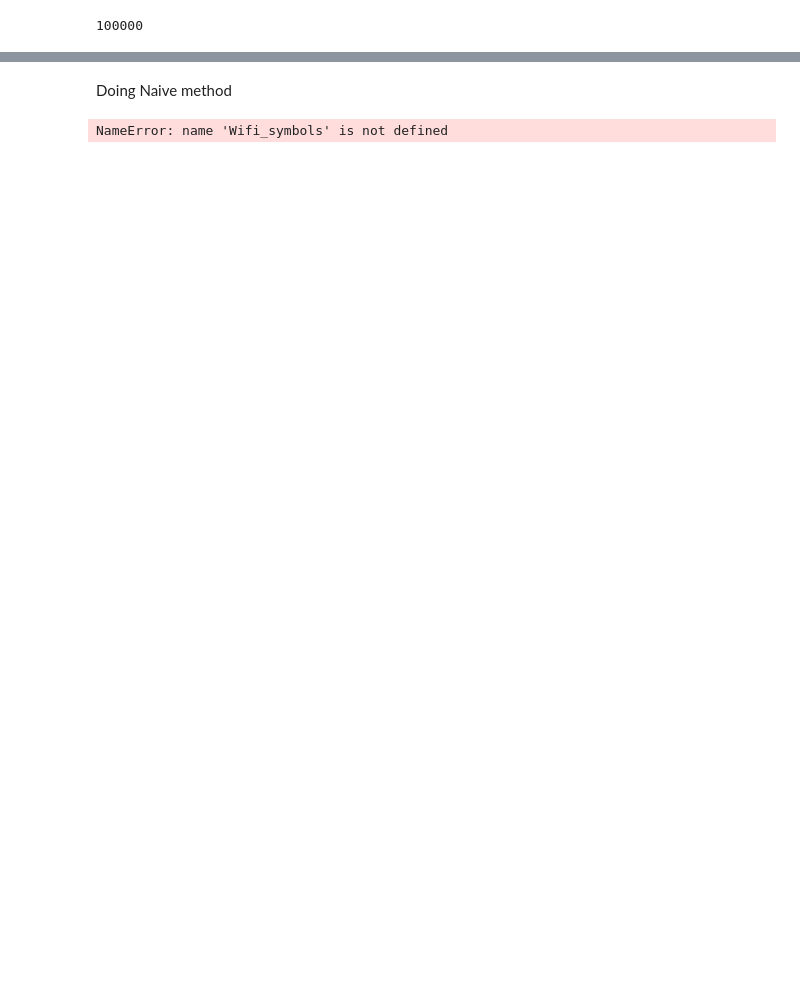
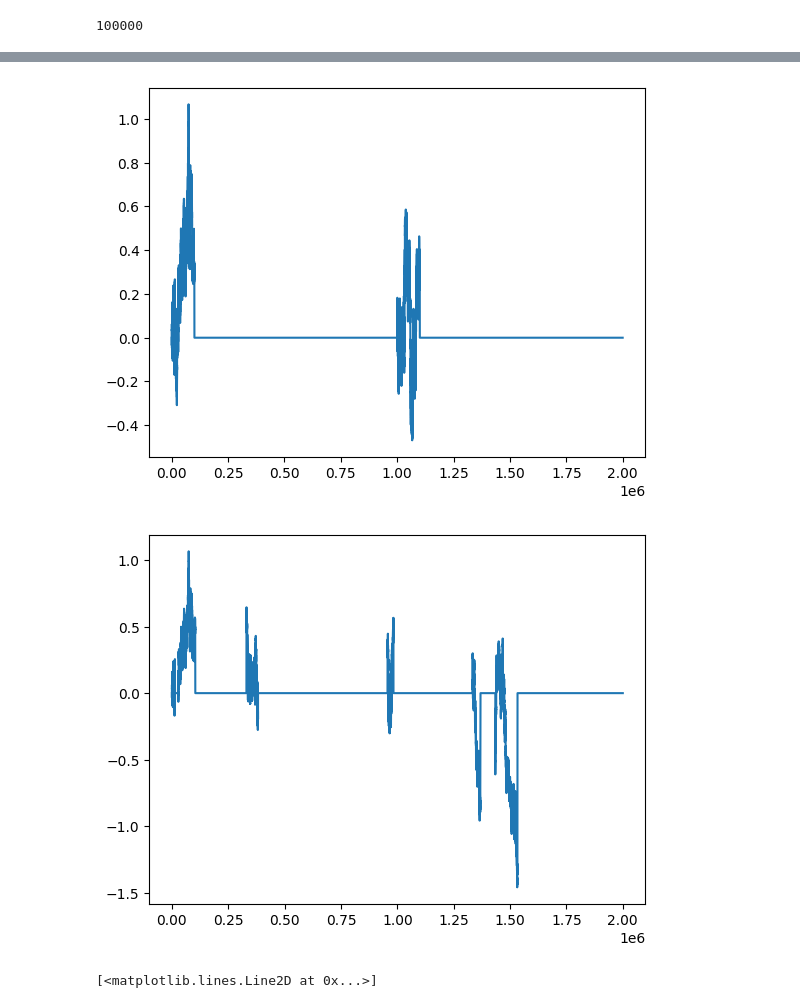
Before and after one commit to Denviser/RL-Project, a Jupyter notebook: t_coh_mab_updated.ipynb, the cells around one changed output, grey strips where cells are left out. Saved outputs shown, nothing was run; the diff lists cells and outputs as text; code cells hidden in the pictures; blank space fills up the shorter version.

```diff
--- a/t_coh_mab_updated.ipynb
+++ b/t_coh_mab_updated.ipynb
@@ -550,43 +424,14 @@ def finding_power(output_samples_for_each_channel, sample_time, num_channels, to
-# %% [markdown]
-Doing Naive method
-# %%
-Wifi_naive_symbols={}
-size_of_naive_samples_per_channel=100000
-
-cur_num=0
-for channel in Wifi_symbols:
-    Wifi_naive_symbols[channel]={'I':[],'Q':[]}
-
-while cur_num<total_samples:
-    for channel in Wifi_symbols:
-        for i in range(size_of_naive_samples_per_channel):
-            Wifi_naive_symbols[channel]['I'].append((cur_num,Wifi_symbols[channel]['I'][cur_num]))
-            Wifi_naive_symbols[channel]['Q'].append((cur_num,Wifi_symbols[channel]['Q'][cur_num]))
-            cur_num+=1
-        #cur_num+=size_of_naive_samples_per_channel
-        if cur_num>=total_samples:
-            break
-#I = np.zeros(2_000_000, dtype=np.float64)  # force float64
-print(Wifi_naive_symbols[1]['I'][:100])
-#Wifi_naive_symbols[channel]['I'] = I  # ensure the mutated array is stored
-# %% [output]
-NameError: name 'Wifi_symbols' is not defined
 # %%
-Wifi_output_data_after_interpolation_naive=interpolate_smartly(Wifi_naive_symbols)
+Wifi_output_data_after_interpolation_naive=get_sampled_channel(Wifi_naive_symbols,N)
 
-Per_channel_time_frequency_spectrum={}
+index=0
 
-for channel in Wifi_symbols:
-    Per_channel_time_frequency_spectrum[channel]={}
-    I_f_t_spectrum=[]
-    Q_f_t_spectrum=[]
-    for i in range(num_fft-1):
-        #print((i+1)*num_samples_per_fft)
-        I_f_t_spectrum.append(abs(np.fft.fft(Wifi_output_data_after_interpolation_naive[channel]['I'][i*num_samples_per_fft:(i+1)*num_samples_per_fft]))[:num_samples_per_fft//2])
-        Q_f_t_spectrum.append(abs(np.fft.fft(Wifi_output_data_after_interpolation_naive[channel]['Q'][i*num_samples_per_fft:(i+1)*num_samples_per_fft]))[:num_samples_per_fft//2])
-    Per_channel_time_frequency_spectrum[channel]['I']=np.array(I_f_t_spectrum)
-    Per_channel_time_frequency_spectrum[channel]['Q']=np.array(Q_f_t_spectrum)
-
-
-fig,ax=plot_fft_rows_colormap_freq_on_y(Per_channel_time_frequency_spectrum[2]['I'])
+plt.plot(Wifi_output_data_after_interpolation_naive[index]['I'])
 plt.show()
+plt.plot(output_samples_for_each_channel[index]['I'])
+plt.show()
+plt.plot(Channel_dict[index]["I"])
+# %% [output]
+[figure, added]
+[figure, added]
+[<matplotlib.lines.Line2D at 0x...>]
```
Also changed, not shown: parts of 33 cells of this notebook.
